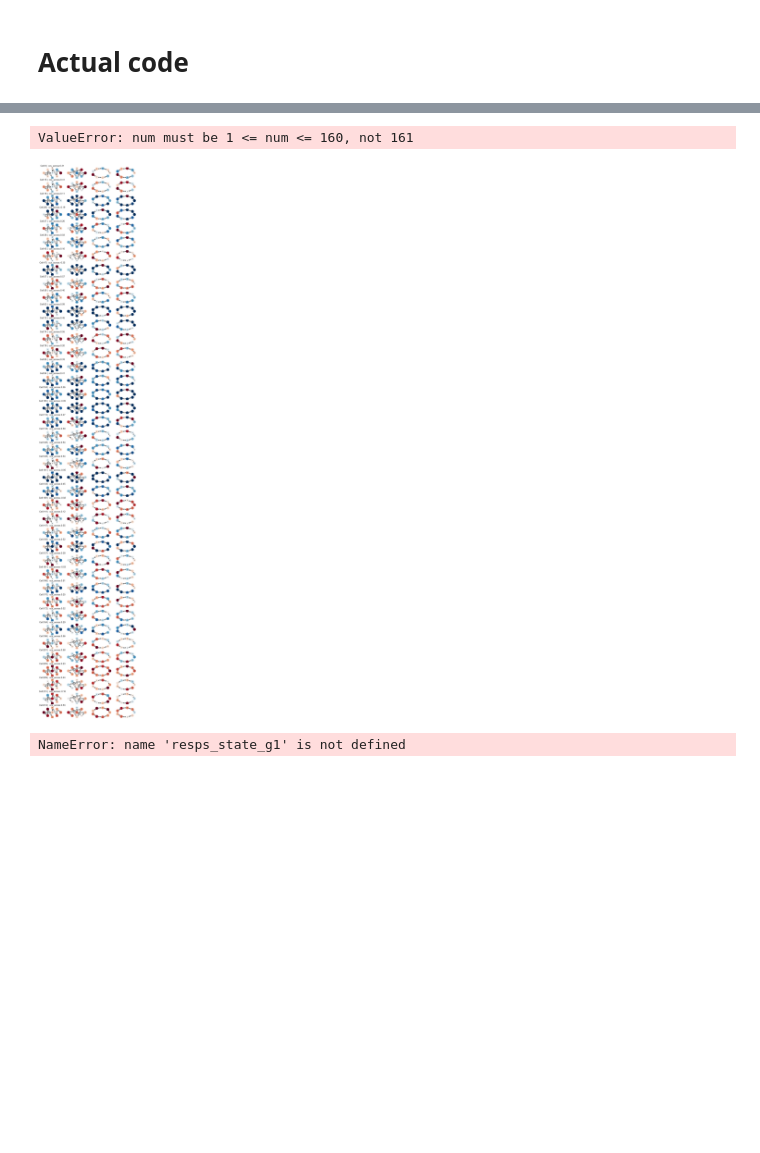
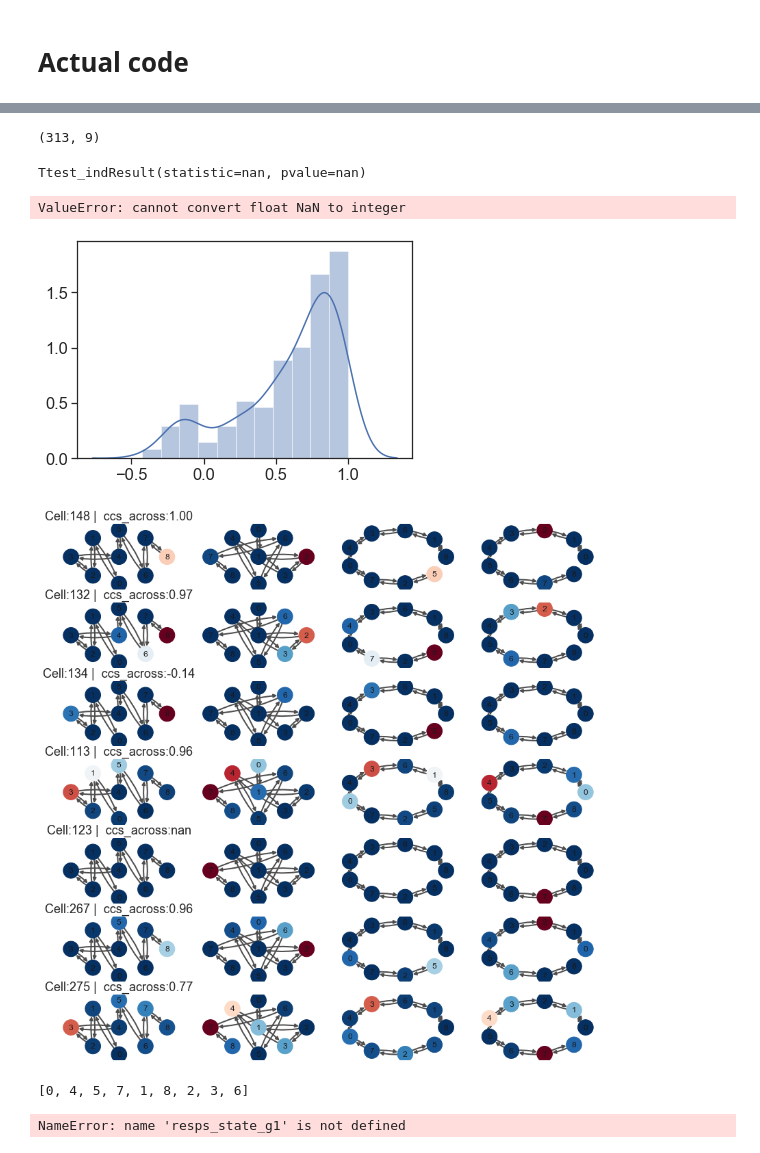
Before and after one commit to yves-weissenberger/ll_ephys, a Jupyter notebook: ephys_notebooks/MEC_1.ipynb, the cells around one changed output, grey strips where cells are left out. Drawn from its saved outputs; the diff is of its cells as text; code cells hidden in the pictures; blank space fills up the shorter version.

```diff
--- a/ephys_notebooks/MEC_1.ipynb
+++ b/ephys_notebooks/MEC_1.ipynb
@@ -222,3 +256,7 @@ plt.tight_layout()
+# %%
+all_resps1_g1.shape
+# %% [output]
+(313, 9)
 # %%
 resps_state_g1 = all_resps_g1[:,all_poke_dict[0]['seq']]
 resps_state_g2 = all_resps_g2[:,all_poke_dict[1]['seq']]
@@ -237,19 +275,22 @@ for i in range(len(ccs_within)):
         plt.title('Cell:{} |  ccs_across:{:.2f}'.format(i,ccs_across[i]))
 
         spks = spks1
-        plot_activity_on_graph(all_poke_dict[0]['seq'],all_poke_dict[0]['graph_type'],spks=spks,order='poke',mx=mx,mn=mn)
+        plot_activity_on_graph(all_poke_dict[0]['seq'],all_poke_dict[0]['graph_type'],
+                               spks=spks,order='poke',mx=mx,mn=mn)
+
         plt.subplot(n_plot,4,4*ctr+2)
         spks = spks2
-        plot_activity_on_graph(all_poke_dict[1]['seq'],all_poke_dict[1]['graph_type'],spks=spks,order='poke',mx=mx,mn=mn)
+        plot_activity_on_graph(all_poke_dict[1]['seq'],all_poke_dict[1]['graph_type'],
+                               spks=spks,order='poke',mx=mx,mn=mn)
 
         plt.subplot(n_plot,4,4*ctr+3)
-        spks = spks1
-        plot_activity_on_graph(all_poke_dict[0]['seq'],all_poke_dict[0]['graph_type'],spks=spks,order='state',mx=mx,mn=mn)
+        spks = resps_state_g1[i]
+        plot_activity_on_graph(all_poke_dict[0]['seq'],all_poke_dict[0]['graph_type'],
+                               spks=spks,order='state',mx=mx,mn=mn)
+
         plt.subplot(n_plot,4,4*ctr+4)
-        spks = spks2
-        plot_activity_on_graph(all_poke_dict[1]['seq'],all_poke_dict[1]['graph_type'],spks=spks,order='state',mx=mx,mn=mn)
+        spks = resps_state_g2[i]
+        plot_activity_on_graph(np.arange(9).tolist(),all_poke_dict[1]['graph_type'],
+                               spks=spks,order='state',mx=mx,mn=mn)
 
         ctr +=1
-# %% [output]
-ValueError: num must be 1 <= num <= 160, not 161
-[figure, removed]
@@ -256,3 +299,56 @@ ValueError: num must be 1 <= num <= 160, not 161
+# %%
+stt.ttest_ind(ccs_across[np.isfinite(ccs_across)],ccs_across[[148,132,134,113,123,267,275]])
+# %% [output]
+Ttest_indResult(statistic=nan, pvalue=nan)
+# %%
+seaborn.distplot(ccs_across[np.isfinite(ccs_across)],kde=1)
+seaborn.distplot(ccs_across[[148,132,134,113,123,267,275]],kde=1)
+# %% [output]
+ValueError: cannot convert float NaN to integer
+[figure, added]
+# %%
+resps_state_g1 = all_resps_g1[:,all_poke_dict[0]['seq']]
+resps_state_g2 = all_resps_g2[:,all_poke_dict[1]['seq']]
+plt.figure(figsize=(14,84))
+
+n_plot = 40
+start = 0
+ctr = 0
+for i in [148,132,134,113,123,267,275]:#range(len(ccs_within)):
+    if True:#ccs_within[i]>0.3 and ccs_across[i]<0.6:
+        spks1 = all_resps_g1[i]# - ( all_resps_g1[i]+ all_resps_g2[i])/2.
+        spks2 = all_resps_g2[i]# - ( all_resps_g1[i]+ all_resps_g2[i])/2.
+        mx = np.nanmax(np.concatenate([spks1,spks2]))
+        mn = 0#np.nanmin(np.concatenate([spks1,spks2]))
+        plt.subplot(n_plot,4,4*ctr+1)
+        plt.title('Cell:{} |  ccs_across:{:.2f}'.format(i,ccs_across[i]))
+
+        spks = spks1
+        plot_activity_on_graph(all_poke_dict[0]['seq'],all_poke_dict[0]['graph_type'],
+                               spks=spks,order='poke',mx=mx,mn=mn)
+
+        plt.subplot(n_plot,4,4*ctr+2)
+        spks = spks2
+        plot_activity_on_graph(all_poke_dict[1]['seq'],all_poke_dict[1]['graph_type'],
+                               spks=spks,order='poke',mx=mx,mn=mn)
+
+        plt.subplot(n_plot,4,4*ctr+3)
+        spks = resps_state_g1[i]
+        plot_activity_on_graph(all_poke_dict[0]['seq'],all_poke_dict[0]['graph_type'],
+                               spks=spks,order='state',mx=mx,mn=mn)
+
+        plt.subplot(n_plot,4,4*ctr+4)
+        spks = resps_state_g2[i]
+        plot_activity_on_graph(np.arange(9).tolist(),all_poke_dict[1]['graph_type'],
+                               spks=spks,order='state',mx=mx,mn=mn)
+
+        ctr +=1
+# %% [output]
+[figure, added]
+# %%
+all_poke_dict[1]['seq']
+# %% [output]
+[0, 4, 5, 7, 1, 8, 2, 3, 6]
 # %%
 spatial_transitions_square =  [[1,2],
                              [0,3,4],
```
Also changed, not shown: parts of 18 cells of this notebook, 20 other files.
